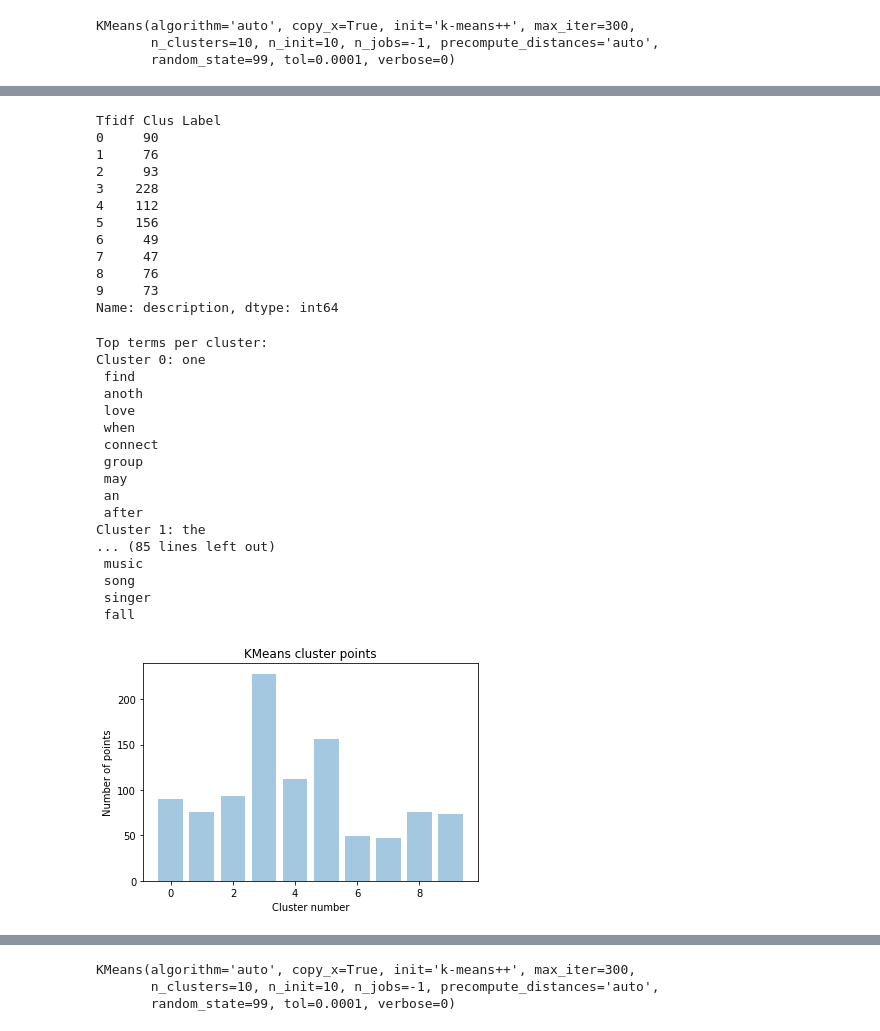
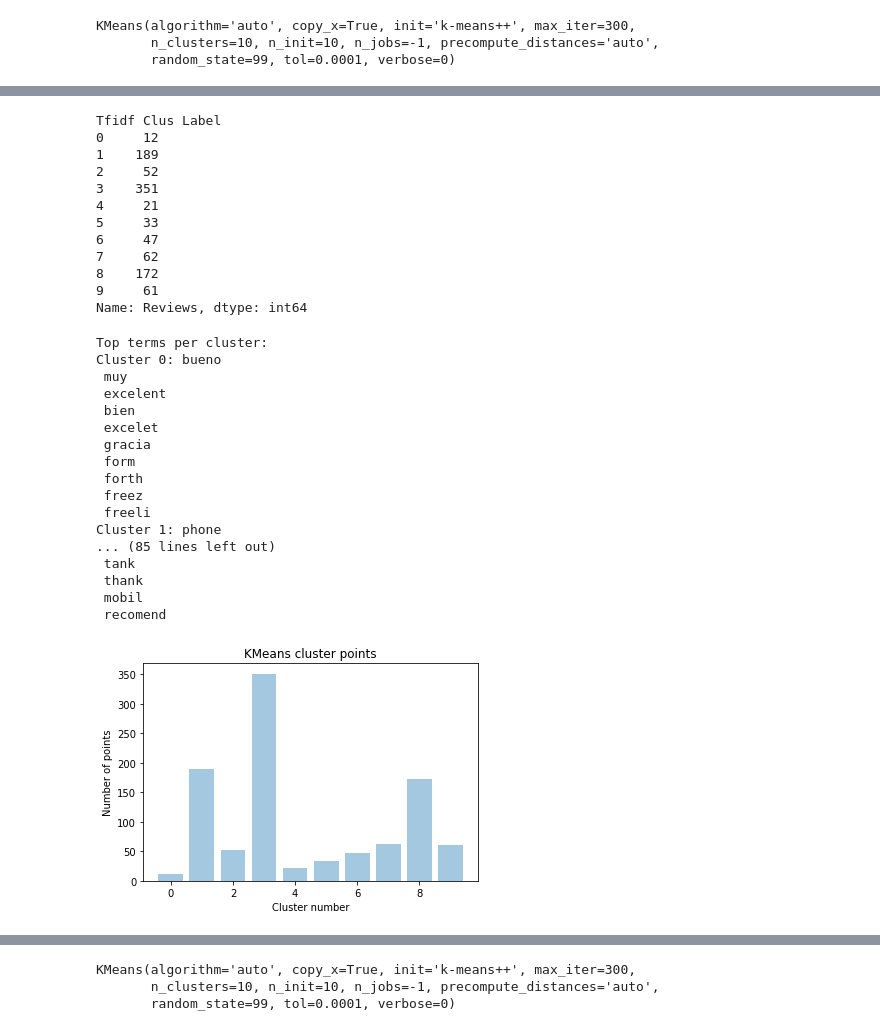
Before and after one commit to mounicasatraboina/-MOUNICA_INFO5731_Fall2021, a Jupyter notebook: In_class_exercise_05_1.ipynb, the cells around one changed output, grey strips where cells are left out. Drawn from its saved outputs; the diff is of its cells as text; code cells hidden in the pictures.

```diff
--- a/In_class_exercise_05_1.ipynb
+++ b/In_class_exercise_05_1.ipynb
@@ -351,6 +351,6 @@ nltk.download('wordnet')
 True
 # %%
-data_df = pd.read_csv('netflix_titles.csv')
+data_df = pd.read_csv('Amazon_Unlocked_Mobile (2).csv')
 # %%
 print("Shape: {0}".format(data_df.shape))
 # %% [output]
@@ -375,6 +375,6 @@ cluster_data_df
 # %%
 # Special characters removal
-cluster_data_df['After noise removal'] = cluster_data_df['description'].apply(lambda x: ''.join(re.sub(r"[^a-zA-Z0-9]+", ' ', charctr) for charctr in x ))
+cluster_data_df['After noise removal'] = cluster_data_df['Reviews'].apply(lambda x: ''.join(re.sub(r"[^a-zA-Z0-9]+", ' ', charctr) for charctr in x ))
 
 # Punctuation removal
 cluster_data_df['Punctuation removal'] = cluster_data_df['After noise removal'].str.replace('[^\w\s]','')
@@ -502,18 +502,18 @@ See the caveats in the documentation: https://pandas.pydata.org/pandas-docs/stab
 # %%
-df1.groupby(['Tfidf Clus Label'])['description'].count()
+df1.groupby(['Tfidf Clus Label'])['Reviews'].count()
 # %% [output]
 Tfidf Clus Label
-0     90
-1     76
-2     93
-3    228
-4    112
-5    156
-6     49
-7     47
-8     76
-9     73
-Name: description, dtype: int64
+0     12
+1    189
+2     52
+3    351
+4     21
+5     33
+6     47
+7     62
+8    172
+9     61
+Name: Reviews, dtype: int64
 # %%
 print("Top terms per cluster:")
 order_centroids = model_tf.cluster_centers_.argsort()[:, ::-1]
@@ -524,31 +524,31 @@ for i in range(10):
         print()
 # %% [output]
 Top terms per cluster:
-Cluster 0: one
- find
- anoth
- love
- when
- connect
- group
- may
- an
- after
-Cluster 1: the
+Cluster 0: bueno
+ muy
+ excelent
+ bien
+ excelet
+ gracia
+ form
+ forth
+ freez
+ freeli
+Cluster 1: phone
 ... (85 lines left out)
- music
- song
- singer
- fall
+ tank
+ thank
+ mobil
+ recomend
 # %%
 import matplotlib.pyplot as plt
-plt.bar([x for x in range(10)], df1.groupby(['Tfidf Clus Label'])['description'].count(), alpha = 0.4)
+plt.bar([x for x in range(10)], df1.groupby(['Tfidf Clus Label'])['Reviews'].count(), alpha = 0.4)
 plt.title('KMeans cluster points')
 plt.xlabel("Cluster number")
 plt.ylabel("Number of points")
 plt.show()
 # %% [output]
-[figure, old version]
+[figure, new version]
 # %%
 # Reading a description which belong to each group.
 
```
Also changed, not shown: parts of 20 cells of this notebook.
